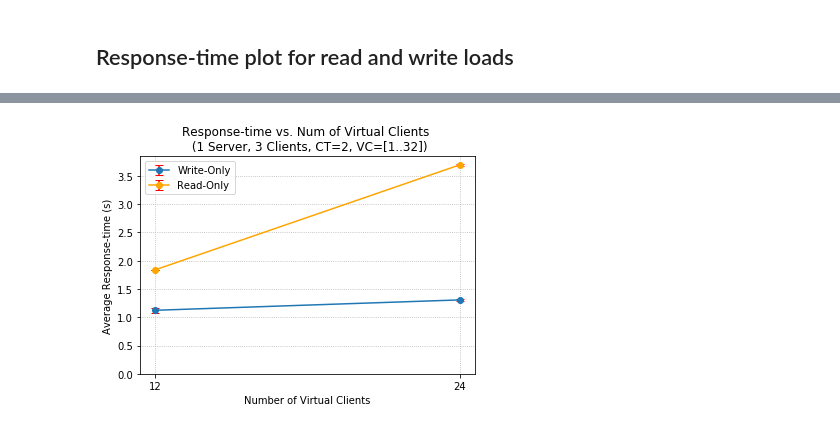
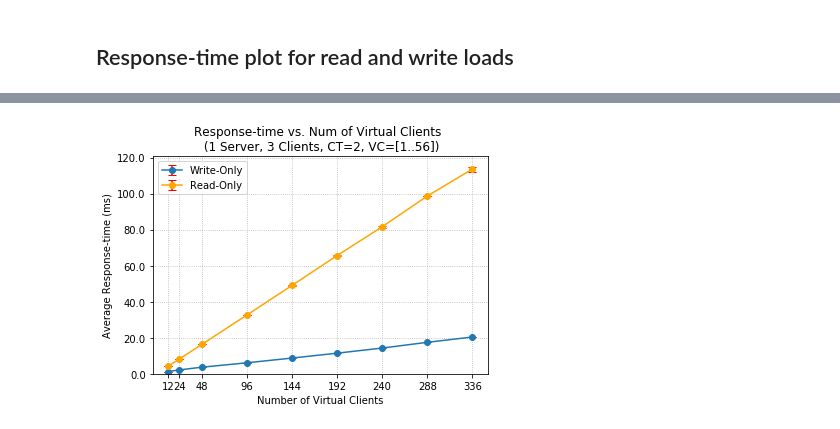
Before and after one commit to florianmorath/ASL_project, a Jupyter notebook: scripts/1_BaselineWithoutMW/plot_mem-logs_one_server.ipynb, the cells around one changed output, grey strips where cells are left out. Saved outputs shown, nothing was run; the diff lists cells and outputs as text; code cells hidden in the pictures.

```diff
--- a/scripts/1_BaselineWithoutMW/plot_mem-logs_one_server.ipynb
+++ b/scripts/1_BaselineWithoutMW/plot_mem-logs_one_server.ipynb
@@ -9,7 +9,7 @@ import pandas as pd
 # %% [markdown]
 ## Adjust date of processed csv files
 # %%
-date = '2018-10-20_17h11'
+date = '2018-10-21_20h12'
 base_path = '/Users/florianmorath/Desktop/ASL_project/scripts/1_BaselineWithoutMW/processed_data/one_server/' + date + '/'
 # %% [markdown]
 ## Throughput plot for read and write loads
@@ -74,30 +88,30 @@ df_r
 # %%
 f = plt.figure()
-plt.title("Response-time vs. Num of Virtual Clients \n (1 Server, 3 Clients, CT=2, VC=[1..32])")
+plt.title("Response-time vs. Num of Virtual Clients \n (1 Server, 3 Clients, CT=2, VC=[1..56])")
 
 vcs = df_r['client']
 
 # write-only
 tps = df_r['write_rt_mean']
 std = df_r['write_rt_std']
 plt.errorbar(x = vcs, y = tps, yerr = std, label = "Write-Only", capsize = 4, ecolor='r', marker='o')
 
 # read-only
 tps = df_r['read_rt_mean']
 std = df_r['read_rt_std']
 plt.errorbar(x = vcs, y = tps, yerr = std, label = "Read-Only", capsize = 4, ecolor='r', marker='o', color='orange')
 
 plt.grid(linestyle = "dotted")
-plt.ylabel("Average Response-time (s)")
+plt.ylabel("Average Response-time (ms)")
 plt.xlabel("Number of Virtual Clients")
 plt.xticks([0] + np.array(vcs))
-plt.ylim(ymin=0)
+plt.ylim(bottom=0)
 plt.legend()
 
 ax = plt.gca()
 ax.yaxis.set_major_formatter(tick.FuncFormatter(y_fmt))
 
 plt.show()
 f.savefig("/Users/florianmorath/Desktop/ASL_project/scripts/1_BaselineWithoutMW/processed_data/one_server/"+date+"/one_server_mem_rt.png", dpi = 150)
 # %% [output]
-[figure, old version]
+[figure, new version]
```
Also changed, not shown: parts of 3 cells of this notebook, 18 other files.
